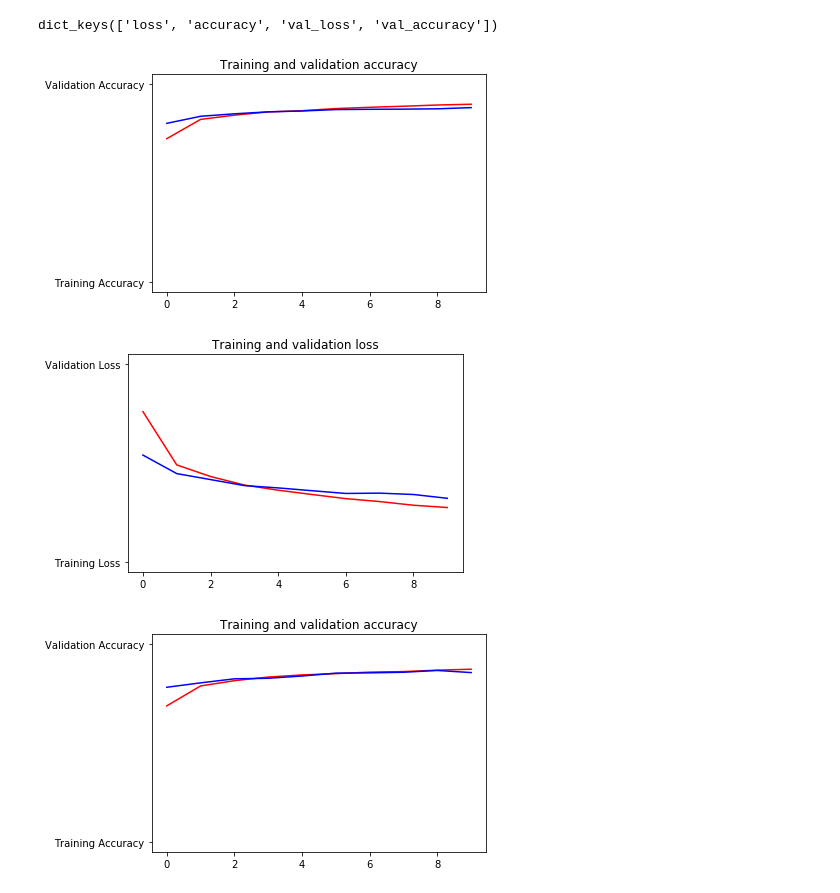
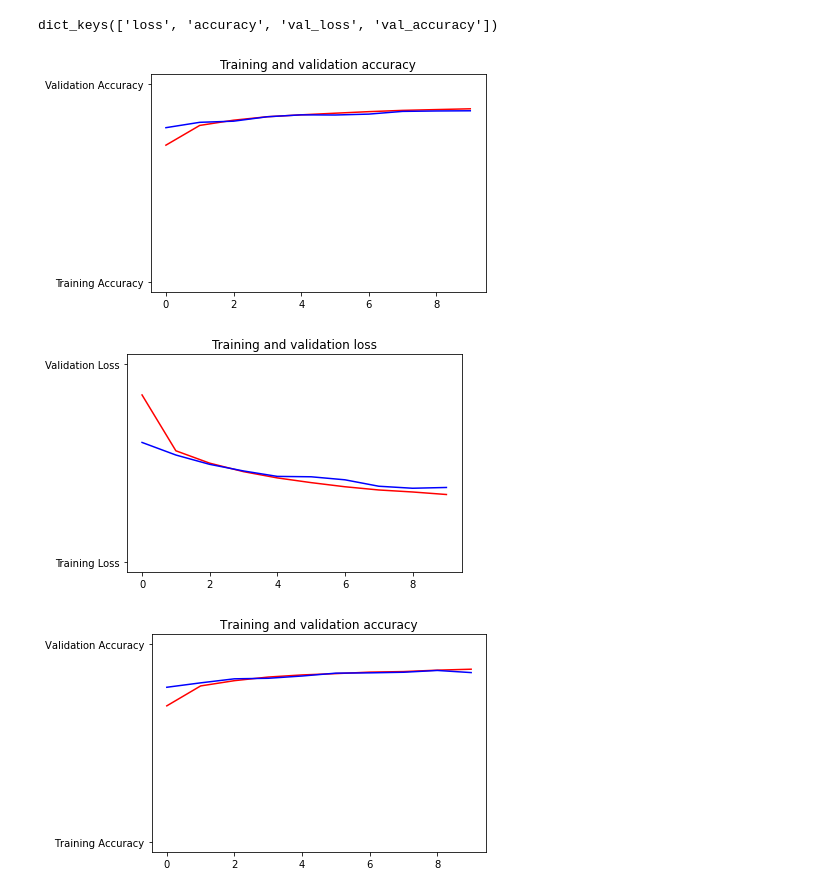
Before and after one commit to AnnBkrv/fashion_mnist, a Jupyter notebook: fashion_mnist_simple_cnn.ipynb, the cells around one changed output. Drawn from its saved outputs; the diff is of its cells as text; code cells hidden in the pictures.

```diff
--- a/fashion_mnist_simple_cnn.ipynb
+++ b/fashion_mnist_simple_cnn.ipynb
@@ -3,8 +3,8 @@
 ### check
 
 import os
-notebook_train_path = os.path.abspath("2243_9243_bundle_archive/fashion-mnist_train.csv")
-notebook_test_path = os.path.abspath("2243_9243_bundle_archive/fashion-mnist_test.csv")
+notebook_train_path = os.path.abspath("fashion_mnist/fashion-mnist_train.csv")
+notebook_test_path = os.path.abspath("fashion_mnist/fashion-mnist_test.csv")
 
 # shuffle the dataset and all that
 ### check
@@ -93,7 +93,7 @@ labels = {0 : "T-shirt/top", 1: "Trouser", 2: "Pullover", 3: "Dress", 4: "Coat",
 
 # data preprocessing
 def data_preprocessing(raw):
-    out_y = keras.utils.to_categorical(raw.label)
+    out_y = tf.keras.utils.to_categorical(raw.label)
     # the label column is now categorical
     # i.e. the target column
     # 10 is the amount of categories. let's say the # will be inferred
@@ -277,36 +280,36 @@ import matplotlib.pyplot as plt
 # Retrieve a list of list results on training and test data
 # sets for each training epoch
 #-----------------------------------------------------------
 def plot_accuracy_and_loss(train_model):
     hist = train_model.history.history
     acc = hist['accuracy']
     val_acc = hist['val_accuracy']
     loss = hist['loss']
     val_loss = hist['val_loss']
 
     epochs = range(len(acc)) # Get number of epochs
 
     #------------------------------------------------
     # Plot training and validation accuracy per epoch
     #------------------------------------------------
     plt.plot(epochs, acc, 'r', "Training Accuracy")
     plt.plot(epochs, val_acc, 'b', "Validation Accuracy")
     plt.title('Training and validation accuracy')
     plt.figure()
 
     #------------------------------------------------
     # Plot training and validation loss per epoch
     #------------------------------------------------
     plt.plot(epochs, loss, 'r', "Training Loss")
     plt.plot(epochs, val_loss, 'b', "Validation Loss")
 
 
     plt.title('Training and validation loss')
 
-plot_accuracy_and_loss(model_two)
+plot_accuracy_and_loss(model)
 # %% [output]
-[figure, old version]
+[figure, new version]
-[figure, old version]
+[figure, new version]
 # %%
 plot_accuracy_and_loss(model)
 # %% [output]
```
Also changed, not shown: parts of 9 cells of this notebook.
